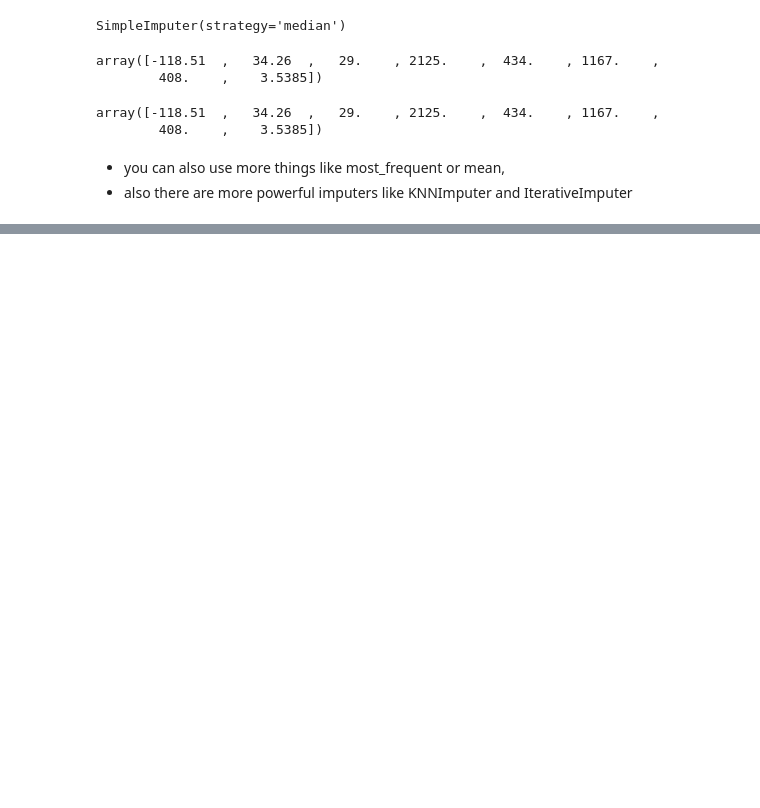
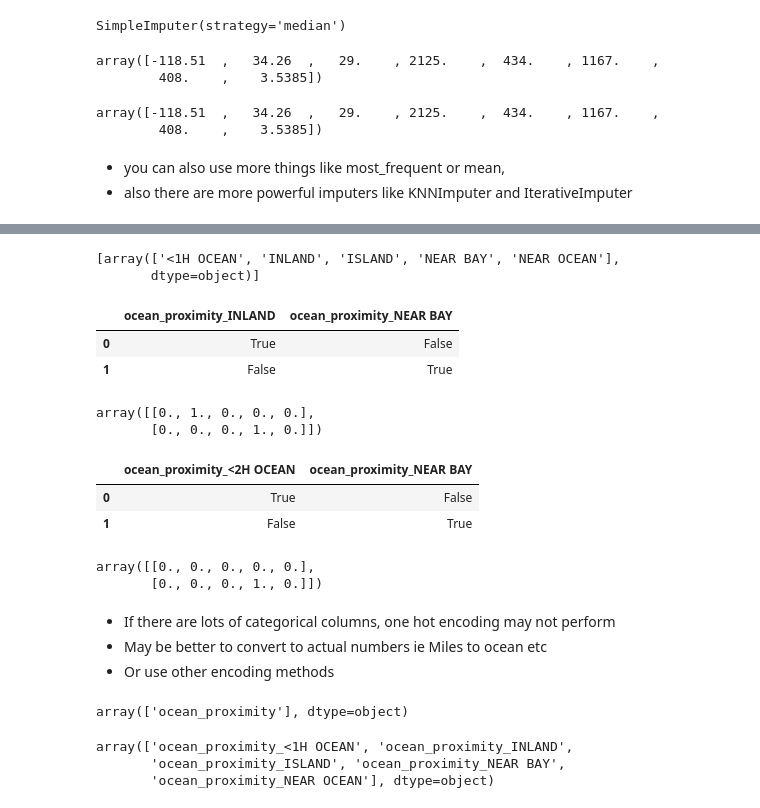
Before and after one commit to mburns7211/hands_on_ml, a Jupyter notebook: chatper_2.ipynb, the cells around one changed output, grey strips where cells are left out. Cells and saved outputs as stored; diff of their text form; code cells hidden in the pictures; blank space fills up the shorter version.

```diff
--- a/chatper_2.ipynb
+++ b/chatper_2.ipynb
@@ -412,0 +491,50 @@ X = imputer.transform(housing_num)
+# %%
+cat_encoder.categories_
+# %% [output]
+[array(['<1H OCEAN', 'INLAND', 'ISLAND', 'NEAR BAY', 'NEAR OCEAN'],
+       dtype=object)]
+# %%
+# pandas get_dummies() also converts categorical features to one-hot representation
+df_test = pd.DataFrame({"ocean_proximity": ["INLAND", "NEAR BAY"]})
+pd.get_dummies(df_test)
+# %% [output]
+|  | ocean_proximity_INLAND | ocean_proximity_NEAR BAY |
+| 0 | True | False |
+| 1 | False | True |
+# %%
+# OneHotEncoder is better for production because it remembers everything it was prev trained on
+# (still remembers categories from above)
+cat_encoder.transform(df_test).toarray()
+# %% [output]
+array([[0., 1., 0., 0., 0.],
+       [0., 0., 0., 1., 0.]])
+# %%
+# Pandas will just work on any new unknown category (in production this may not be disireable)
+df_test_unknown = pd.DataFrame({"ocean_proximity": ["<2H OCEAN", "NEAR BAY"]})
+pd.get_dummies(df_test_unknown)
+# %% [output]
+|  | ocean_proximity_<2H OCEAN | ocean_proximity_NEAR BAY |
+| 0 | True | False |
+| 1 | False | True |
+# %%
+# OneHotEncoder will raise error is unknown is added, unless specified
+cat_encoder.handle_unknown = "ignore" # any new category isnt added, just will have 0 for all other cats
+cat_encoder.transform(df_test_unknown).toarray()
+# %% [output]
+array([[0., 0., 0., 0., 0.],
+       [0., 0., 0., 1., 0.]])
+# %% [markdown]
+* If there are lots of categorical columns, one hot encoding may not perform
+* May be better to convert to actual numbers ie Miles to ocean etc
+* Or use other encoding methods
+# %%
+# the encoder stores alot of information and ensures col names stay the same
+cat_encoder.feature_names_in_
+# %% [output]
+array(['ocean_proximity'], dtype=object)
+# %%
+cat_encoder.get_feature_names_out()
+# %% [output]
+array(['ocean_proximity_<1H OCEAN', 'ocean_proximity_INLAND',
+       'ocean_proximity_ISLAND', 'ocean_proximity_NEAR BAY',
+       'ocean_proximity_NEAR OCEAN'], dtype=object)
```
Also changed, not shown: parts of 11 cells of this notebook.
